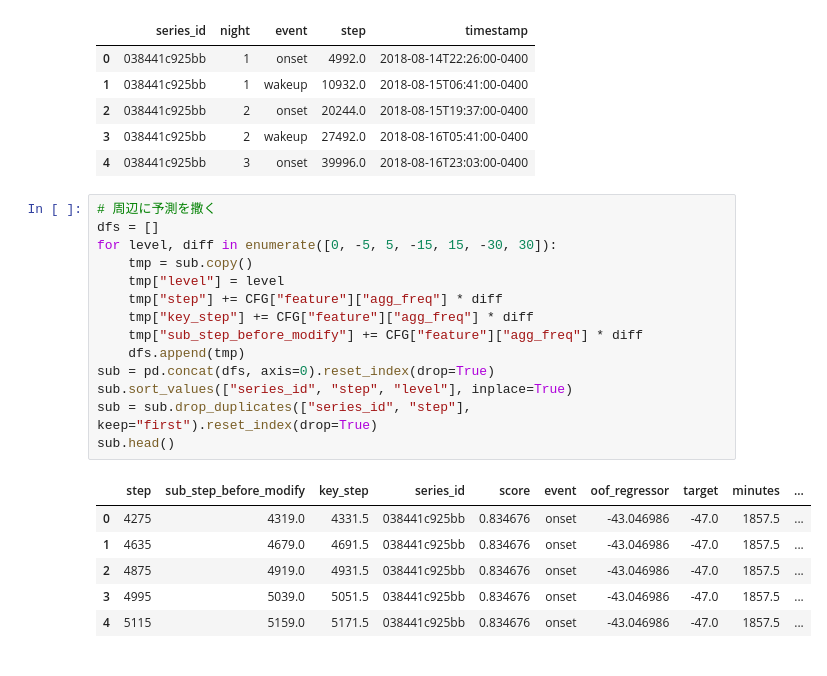
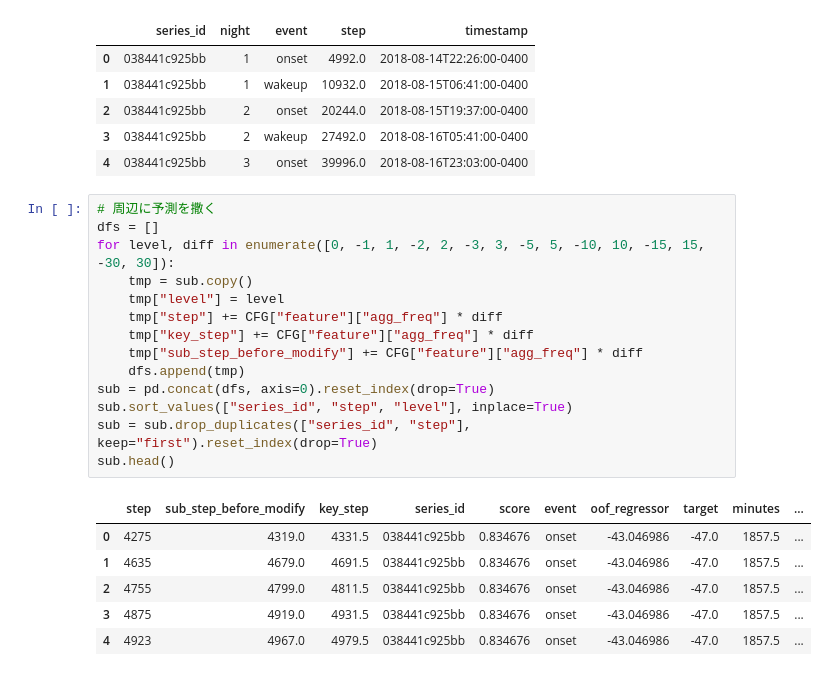
Before and after one commit to penguin-prg/child-mind-institute-detect-sleep-states, a Jupyter notebook: train/ranker.ipynb, the cells around one changed output. Saved outputs shown, nothing was run; the diff lists cells and outputs as text.

```diff
--- a/train/ranker.ipynb
+++ b/train/ranker.ipynb
@@ -67,24 +68,24 @@ display(labels.head())
 # %%
 # 周辺に予測を撒く
 dfs = []
-for level, diff in enumerate([0, -5, 5, -15, 15, -30, 30]):
+for level, diff in enumerate([0, -1, 1, -2, 2, -3, 3, -5, 5, -10, 10, -15, 15, -30, 30]):
     tmp = sub.copy()
     tmp["level"] = level
     tmp["step"] += CFG["feature"]["agg_freq"] * diff
     tmp["key_step"] += CFG["feature"]["agg_freq"] * diff
     tmp["sub_step_before_modify"] += CFG["feature"]["agg_freq"] * diff
     dfs.append(tmp)
 sub = pd.concat(dfs, axis=0).reset_index(drop=True)
 sub.sort_values(["series_id", "step", "level"], inplace=True)
 sub = sub.drop_duplicates(["series_id", "step"], keep="first").reset_index(drop=True)
 sub.head()
 # %% [output]
 |  | step | sub_step_before_modify | key_step | series_id | score | event | oof_regressor | target | minutes | ... |
 | 0 | 4275 | 4319.0 | 4331.5 | 038441c925bb | 0.834676 | onset | -43.046986 | -47.0 | 1857.5 | ... |
 | 1 | 4635 | 4679.0 | 4691.5 | 038441c925bb | 0.834676 | onset | -43.046986 | -47.0 | 1857.5 | ... |
-| 2 | 4875 | 4919.0 | 4931.5 | 038441c925bb | 0.834676 | onset | -43.046986 | -47.0 | 1857.5 | ... |
-| 3 | 4995 | 5039.0 | 5051.5 | 038441c925bb | 0.834676 | onset | -43.046986 | -47.0 | 1857.5 | ... |
-| 4 | 5115 | 5159.0 | 5171.5 | 038441c925bb | 0.834676 | onset | -43.046986 | -47.0 | 1857.5 | ... |
+| 2 | 4755 | 4799.0 | 4811.5 | 038441c925bb | 0.834676 | onset | -43.046986 | -47.0 | 1857.5 | ... |
+| 3 | 4875 | 4919.0 | 4931.5 | 038441c925bb | 0.834676 | onset | -43.046986 | -47.0 | 1857.5 | ... |
+| 4 | 4923 | 4967.0 | 4979.5 | 038441c925bb | 0.834676 | onset | -43.046986 | -47.0 | 1857.5 | ... |
 # %%
 # 正解ラベルを作成
 thresholds = [12, 36, 60, 90, 120, 150, 180, 240, 300, 360]
```
Also changed, not shown: parts of 7 cells of this notebook, 2 other files.
